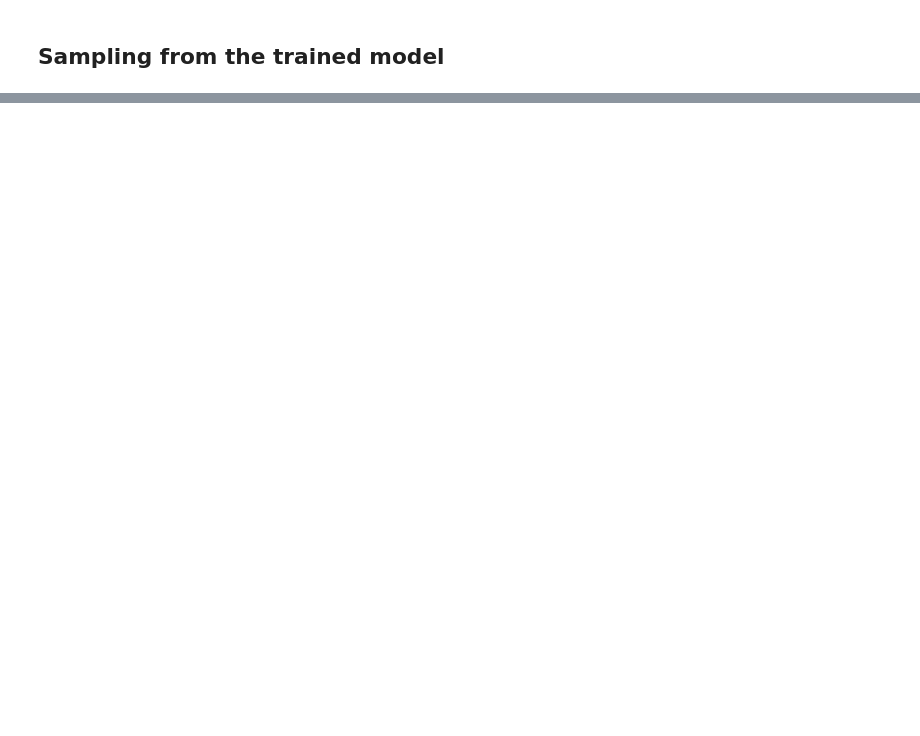
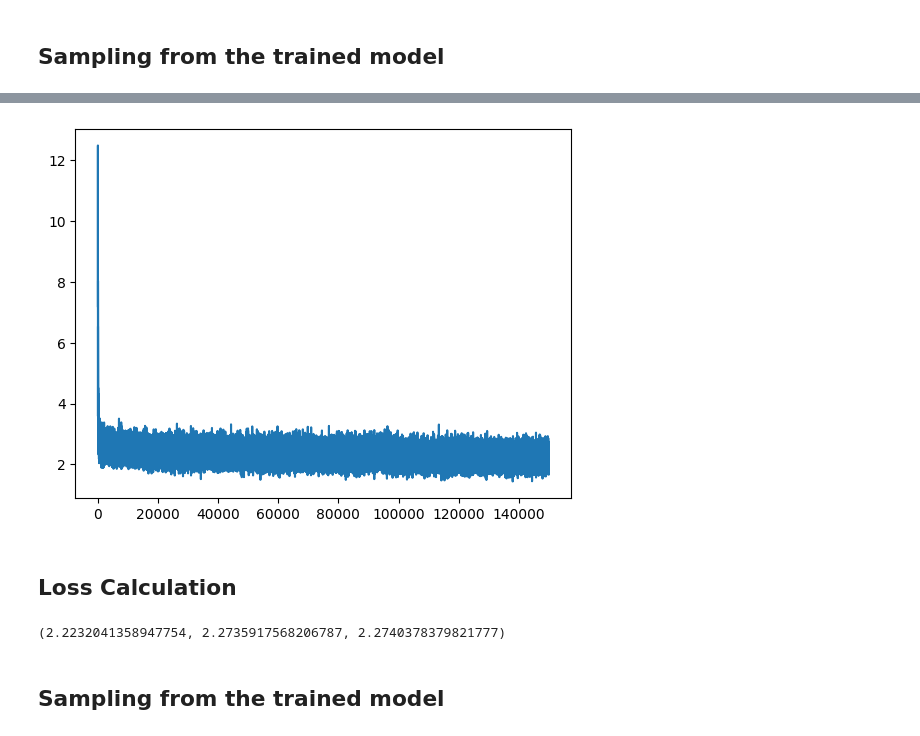
Before and after one commit to IamSmokeY/Understanding-LLMs, a Jupyter notebook: MLP.ipynb, the cells around one changed output, grey strips where cells are left out. Drawn from its saved outputs; the diff is of its cells as text; code cells hidden in the pictures; blank space fills up the shorter version.

```diff
--- a/MLP.ipynb
+++ b/MLP.ipynb
@@ -226,0 +264,5 @@ model1.sample(10)
+# %%
+step = 50000
+lr = 0.01 # learning rate decay
+model2.train(Xtr,Ytr,step,lr)
+# %% [output]
@@ -226,0 +270,9 @@ model1.sample(10)
+[figure, added]
+# %% [markdown]
+## Loss Calculation
+# %%
+model2.Loss(Xtr,Ytr),model1.Loss(Xdev,Ydev), model1.Loss(Xtest,Ytest)
+# %% [output]
+(2.2232041358947754, 2.2735917568206787, 2.2740378379821777)
+# %% [markdown]
+## Sampling from the trained model
```
Also changed, not shown: parts of 18 cells of this notebook.
